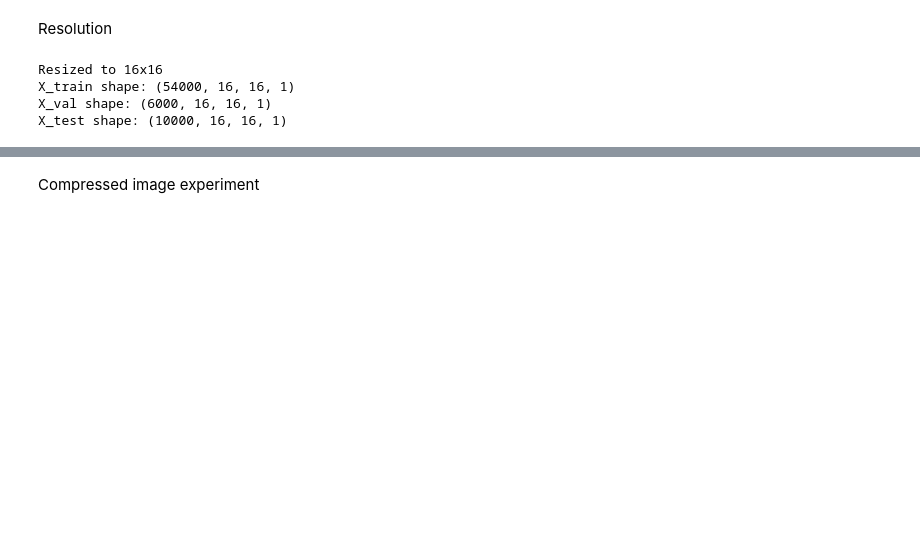
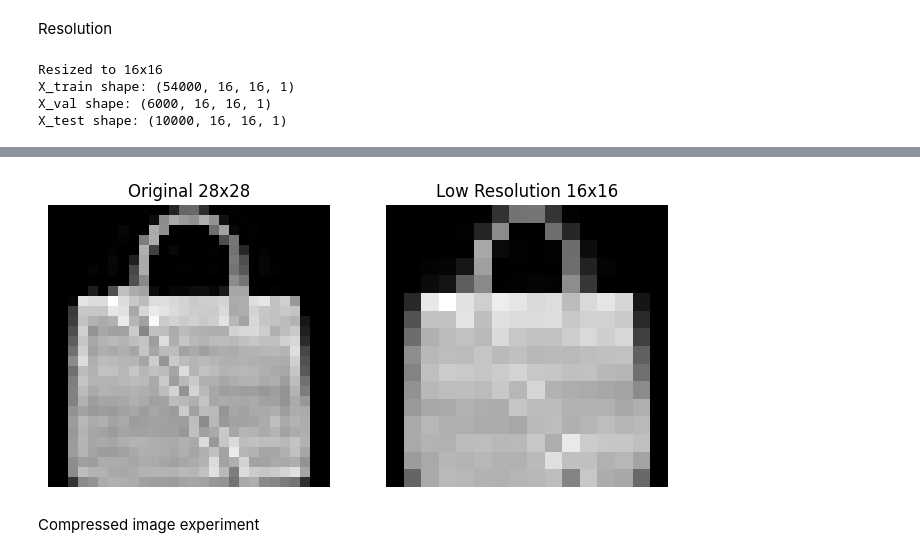
Before and after one commit to LillaLaila/group6-input-preprocessing, a Jupyter notebook: notebooks/models_henry.ipynb, the cells around one changed output, grey strips where cells are left out. Cells and saved outputs as stored; diff of their text form; code cells hidden in the pictures; blank space fills up the shorter version.

Commit message:
add images

```diff
--- a/notebooks/models_henry.ipynb
+++ b/notebooks/models_henry.ipynb
@@ -432,3 +432,22 @@ Test accuracy (låg upplösning): 0.8649
+# %%
+# Jämförelse mellan originalbild och låg upplösning
+
+plt.figure(figsize=(8,4))
+
+plt.subplot(1,2,1)
+plt.imshow(X_train_base[0].squeeze(), cmap="gray")
+plt.title("Original 28x28")
+plt.axis("off")
+
+plt.subplot(1,2,2)
+plt.imshow(X_train_low[0].squeeze(), cmap="gray")
+plt.title("Low Resolution 16x16")
+plt.axis("off")
+
+plt.savefig("../images/low_resolution_example.png", bbox_inches='tight')
+plt.show()
+# %% [output]
+[figure, added]
 # %% [markdown]
 Compressed image experiment
 # %%
```
Also changed, not shown: parts of 24 cells of this notebook, 6 other files.
